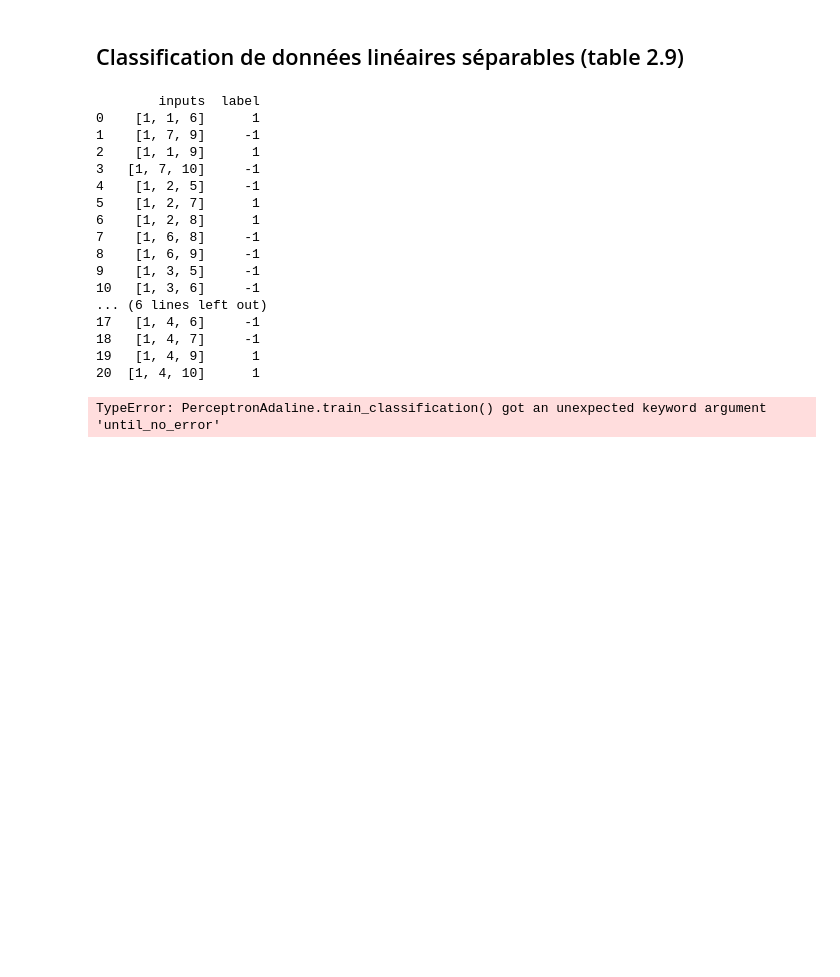
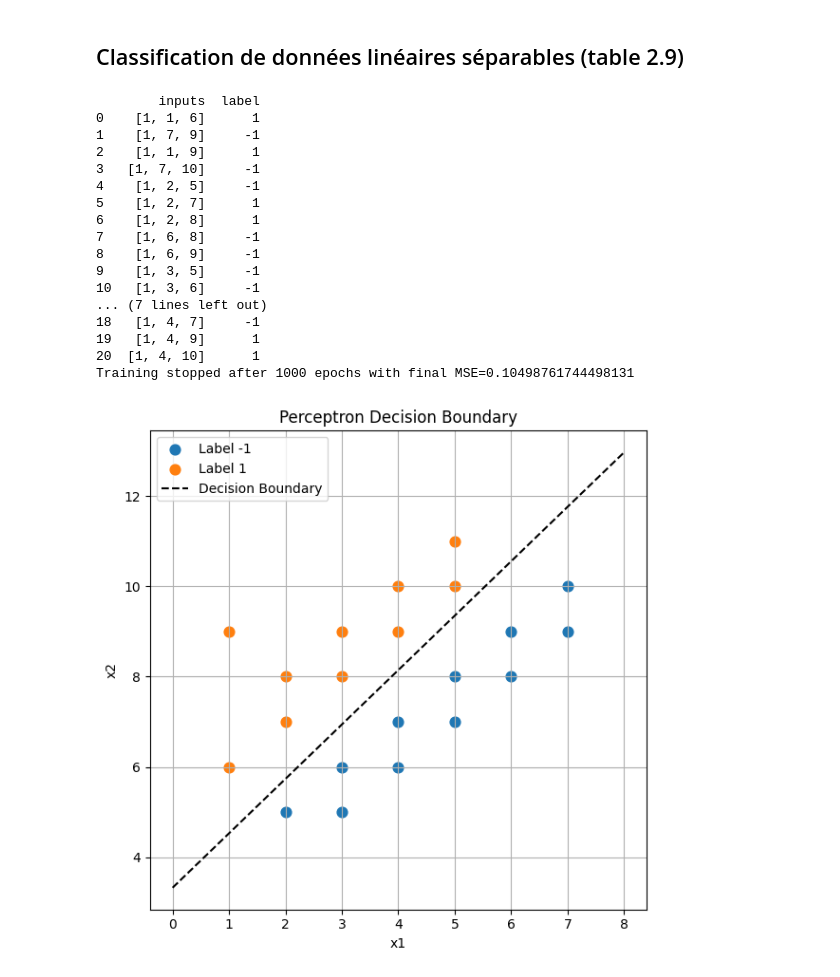
Before and after one commit to abrumsen/Perceptron, a Jupyter notebook: notebooks/adaline.ipynb, the cells around one changed output. Saved outputs shown, nothing was run; the diff lists cells and outputs as text; code cells hidden in the pictures; blank space fills up the shorter version.

Commit message:
Progressing on Adaline notebook (saving to prevent data loss)

```diff
--- a/notebooks/adaline.ipynb
+++ b/notebooks/adaline.ipynb
@@ -120,7 +120,7 @@ exemple2 = PerceptronAdaline(input_size=2, learning_rate=0.012, epochs=1000)
 df = load_dataframe_from_file("../datasets/table_2_9.csv")
 print(df)
 exemple2.weights = np.array([0.0,0.0,0.0])
-history = exemple2.train_classification(df, seuil=0, until_no_error=True)
+history = exemple2.train_classification(df, seuil=0.02, until_no_error=True)
 # %% [output]
         inputs  label
 0    [1, 1, 6]      1
@@ -134,9 +134,36 @@ history = exemple2.train_classification(df, seuil=0, until_no_error=True)
 8    [1, 6, 9]     -1
 9    [1, 3, 5]     -1
 10   [1, 3, 6]     -1
-... (6 lines left out)
-17   [1, 4, 6]     -1
+... (7 lines left out)
 18   [1, 4, 7]     -1
 19   [1, 4, 9]      1
 20  [1, 4, 10]      1
+Training stopped after 1000 epochs with final MSE=0.10498761744498131
-TypeError: PerceptronAdaline.train_classification() got an unexpected keyword argument 'until_no_error'
+# %%
+final_weights = exemple2.weights
+bias = final_weights[0]
+w1 = final_weights[1]
+w2 = final_weights[2]
+X = np.array([inp[1:] for inp in df["inputs"]])
+y = df["label"].values
+plt.figure(figsize=(6, 6))
+for label in np.unique(y):
+    points = X[y == label]
+    plt.scatter(points[:, 0], points[:, 1], label=f"Label {label}", s=60)
+
+x_vals = np.linspace(0, 8, 100)
+if w2 != 0:
+    y_vals = -(bias + w1 * x_vals) / w2
+    plt.plot(x_vals, y_vals, 'k--', label="Decision Boundary")
+else:
+    x_intercept = -bias / w1 if w1 != 0 else 0
+    plt.axvline(x=x_intercept, color='k', linestyle='--', label="Decision Boundary")
+plt.xlabel("x1")
+plt.ylabel("x2")
+plt.title("Perceptron Decision Boundary")
+plt.legend()
+plt.grid(True)
+plt.tight_layout()
+plt.show()
+# %% [output]
+[figure, added]
```
Also changed, not shown: 1 other file.
